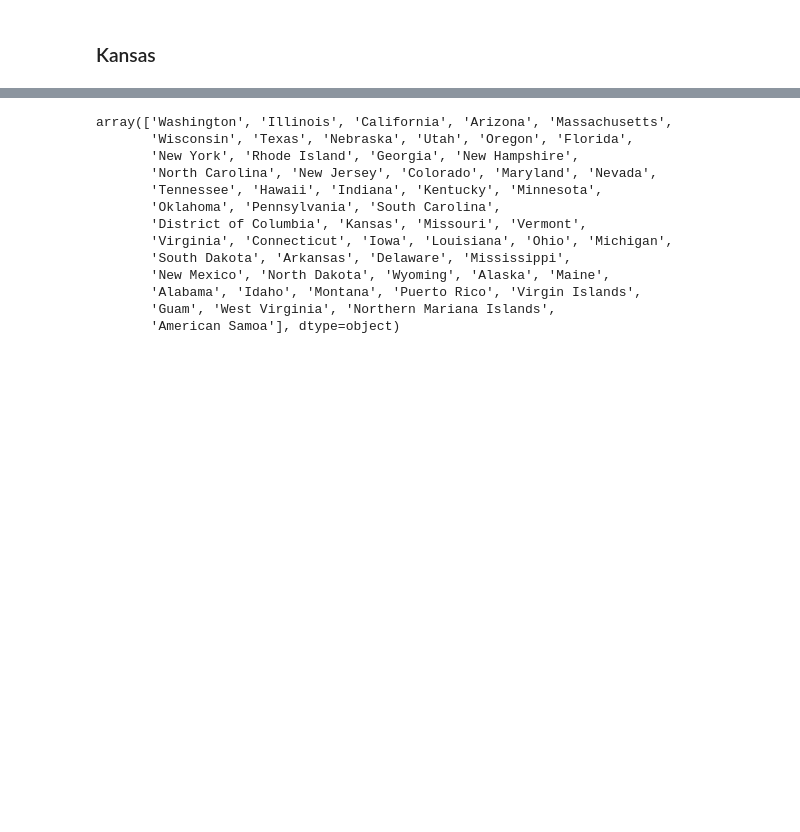
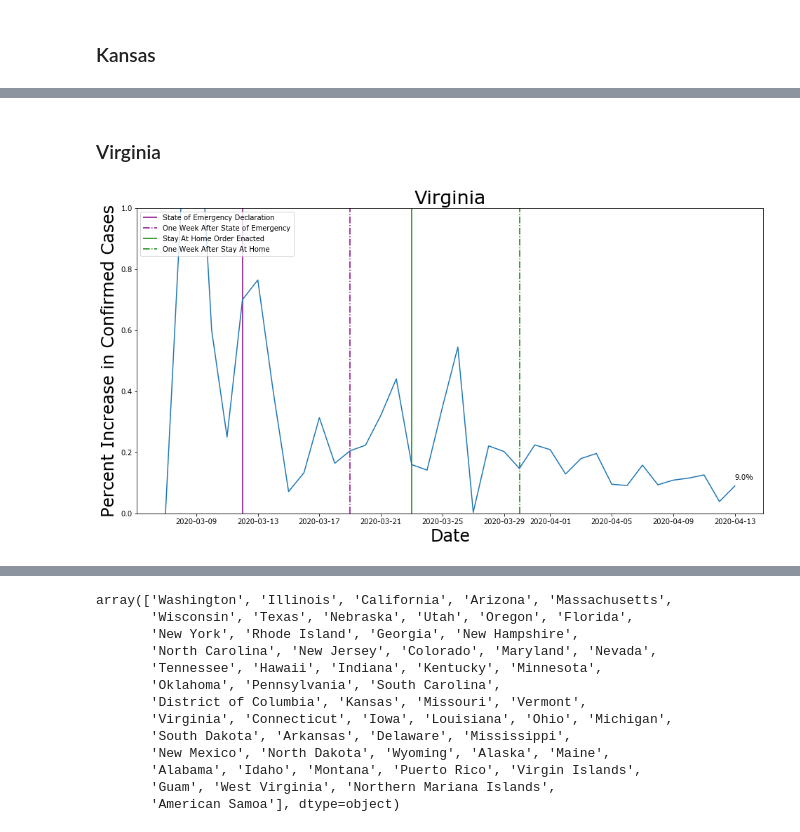
Before and after one commit to nmwhitehead/Coronavirus-USA, a Jupyter notebook: U.S. NYT Data.ipynb, the cells around one changed output, grey strips where cells are left out. Cells and saved outputs as stored; diff of their text form; code cells hidden in the pictures; blank space fills up the shorter version.

```diff
--- a/U.S. NYT Data.ipynb
+++ b/U.S. NYT Data.ipynb
@@ -1064,0 +1121,28 @@ plt.legend(loc='upper left');
+# %% [markdown]
+### Virginia
+# %%
+plt.figure(figsize=(16,8))
+plt.title("Virginia", size=27)
+
+plt.xlabel('Date', size=24)
+plt.ylabel('Percent Increase in Confirmed Cases', size=24)
+
+# https://www.governor.virginia.gov/newsroom/all-releases/2020/march/headline-853537-en.html
+plt.vlines(x=dt.date(2020, 3, 12), ymin=0, ymax=1, linestyles='solid', color='purple', label='State of Emergency Declaration')
+plt.vlines(x=dt.date(2020, 3, 19), ymin=0, ymax=1, linestyle='dashdot', color='purple', label='One Week After State of Emergency')
+
+# https://www.cnn.com/world/live-news/coronavirus-outbreak-03-23-20-intl-hnk/h_68666f08ca643a0e08c0db83ef5c46fe
+plt.vlines(x=dt.date(2020, 3, 23), ymin=0, ymax=1, linestyles='solid', color='green', label='Stay At Home Order Enacted')
+plt.vlines(x=dt.date(2020, 3, 30), ymin=0, ymax=1, linestyle='dashdot', color='green', label='One Week After Stay At Home')
+
+# thousand_case_milestone(virginia_data)
+
+most_recent(virginia_data)
+
+plt.ylim(ymin=0, ymax=1)
+
+plt.plot(virginia_data.percent_change)
+
+plt.legend(loc='upper left');
+# %% [output]
+[figure, added]
```
Also changed, not shown: parts of 10 cells of this notebook.
